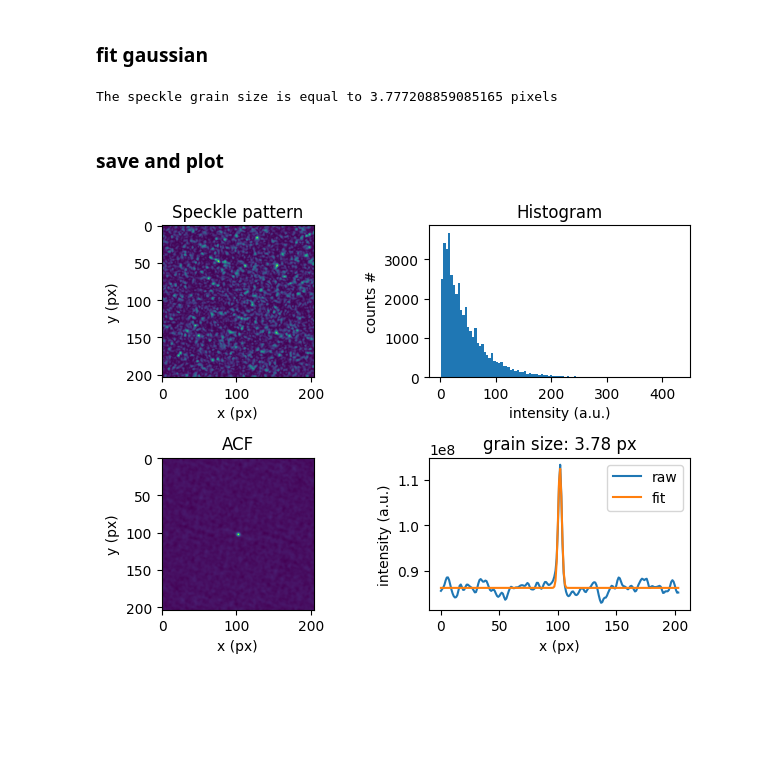
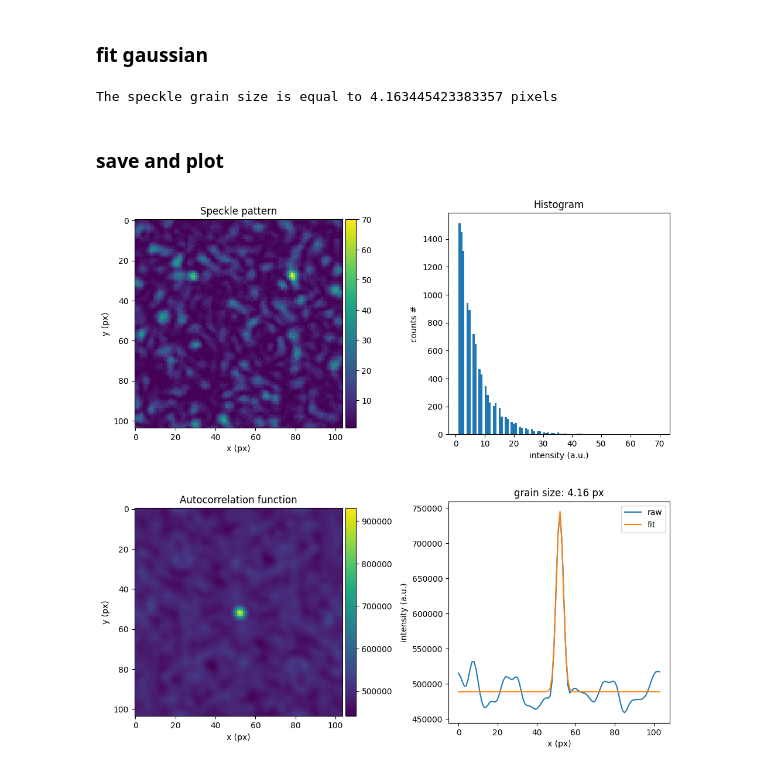
Before and after one commit to alextavern/slmoptim, a Jupyter notebook: notebooks/TM_Speckle_analysis.ipynb, the cells around one changed output. Saved outputs shown, nothing was run; the diff lists cells and outputs as text; code cells hidden in the pictures; blank space fills up the shorter version.

```diff
--- a/notebooks/TM_Speckle_analysis.ipynb
+++ b/notebooks/TM_Speckle_analysis.ipynb
@@ -91,7 +98,7 @@ def plot(data):
 # %% [markdown]
 ### get frames
 # %%
-speckle = get_interferogram(roi=(620, 440, 820, 640),
+speckle = get_interferogram(roi=(450, 350, 550, 450),
                         num_of_frames=1,
                         exposure_time=100,
                         gain=5,
@@ -99,7 +106,7 @@ speckle = get_interferogram(roi=(620, 440, 820, 640),
 # %% [markdown]
 ### histogram
 # %%
-histogram = hist(speckle[1])
+histogram = hist(speckle)
 # %% [markdown]
 ### autocorrelation
 
@@ -109,14 +116,14 @@ the autocorrelation function is the inverse fft of the power spectrum.
     b. get the power spec
     c. do an inverse fft of the power
 # %%
-acf = calc_acf(speckle[1])
+acf = calc_acf(speckle)
 # %% [markdown]
 ### fit gaussian
 # %%
 # fit and measure speckle grain size
 y_data = acf[100]
 x_data = range(0, len(y_data))
-fit_params = fit_gaussian(acf[100])
+fit_params = fit_gaussian(acf[50])
 fit = gaussian_func(x_data,
                     fit_params[0],
                     fit_params[1],
@@ -127,19 +134,19 @@ fit = gaussian_func(x_data,
 fwhm = 2.355 * fit_params[2]
 print('The speckle grain size is equal to {} pixels'.format(fwhm))
 # %% [output]
-The speckle grain size is equal to 3.777208859085165 pixels
+The speckle grain size is equal to 4.163445423383357 pixels
 # %% [markdown]
 ### save and plot
 # %%
 data_out = {}
 # save all to dictionary
-data_out['speckle'] = speckle[1]
+data_out['speckle'] = speckle
 data_out['hist'] = histogram
 data_out['acf'] = acf
 data_out['fit'] = fit
 data_out['grain_size'] = fwhm
 
 # plot and save results
 figure = plot(data_out)
 # %% [output]
-[figure, old version]
+[figure, new version]
```
Also changed, not shown: parts of 2 cells of this notebook, 8 other files.
